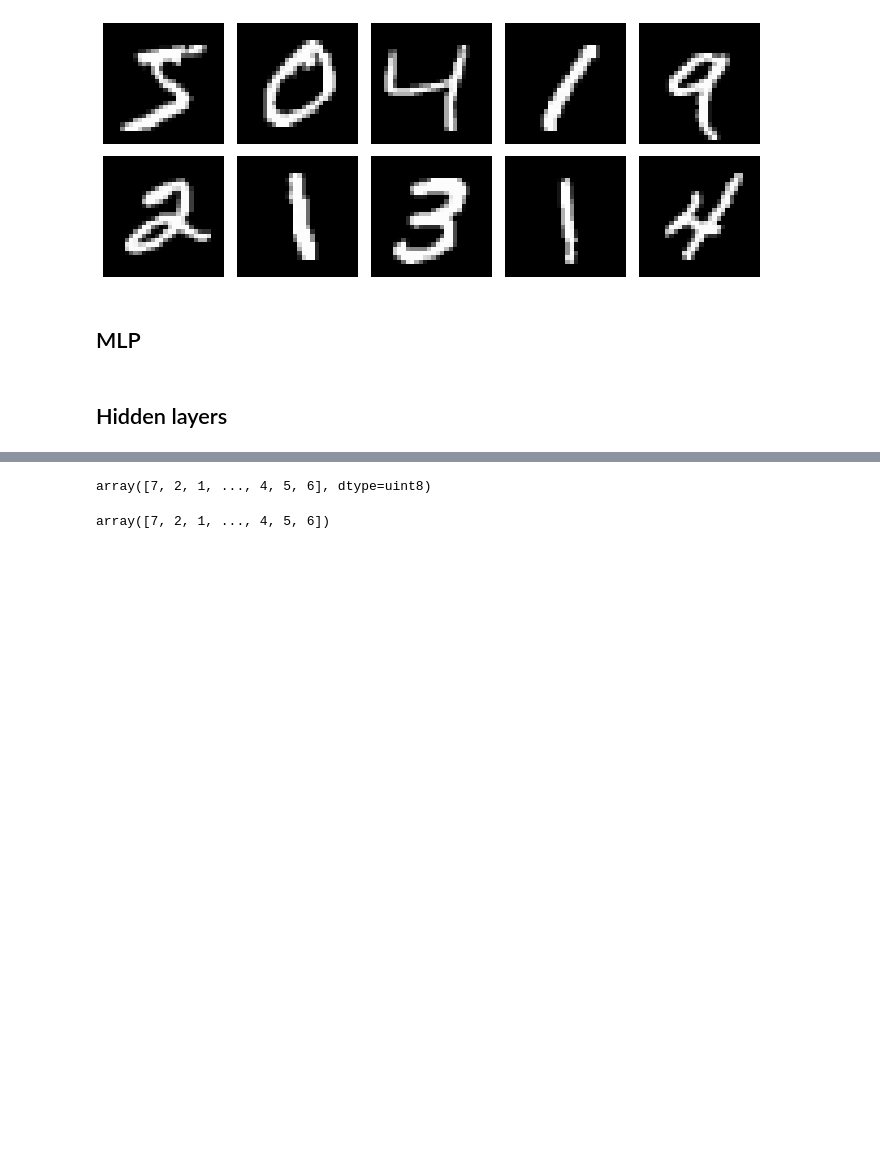
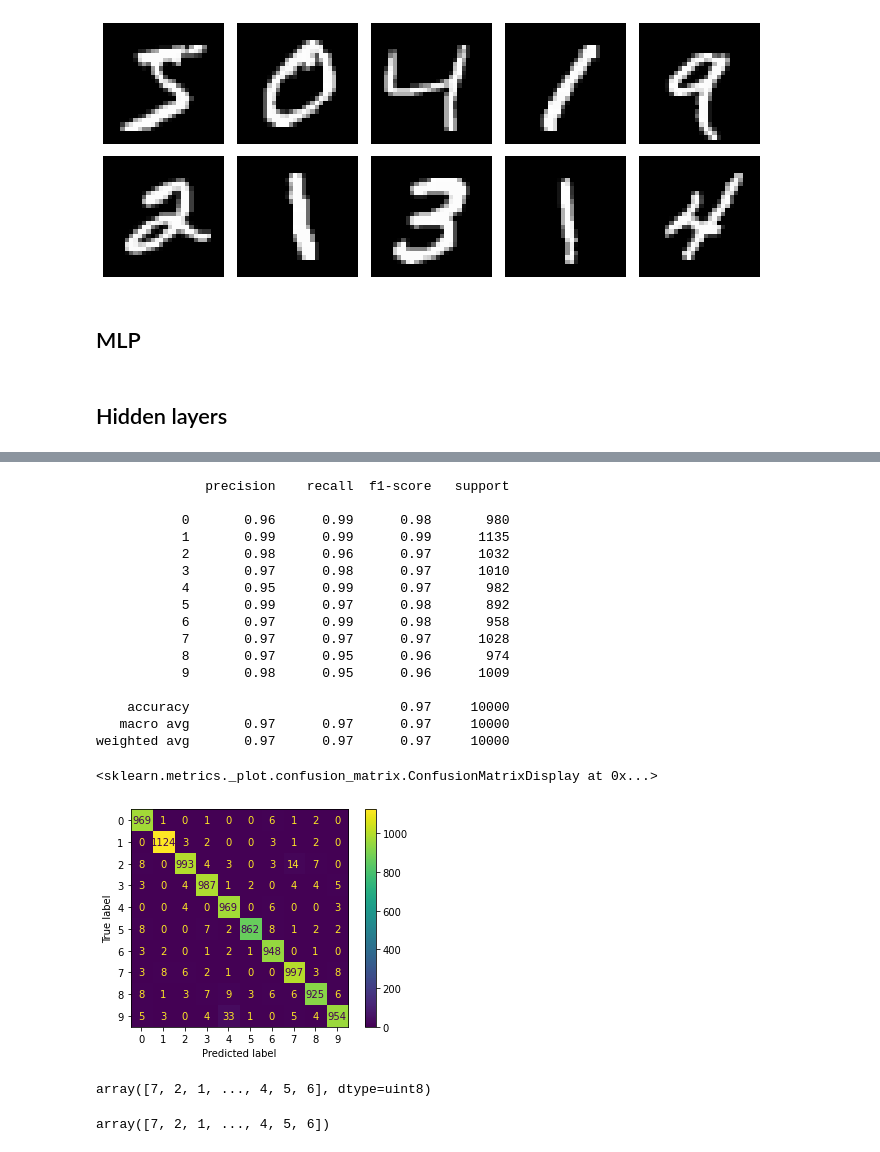
Before and after one commit to DanielPeterssonAI/Deep-learning-Daniel-Petersson, a Jupyter notebook: Code-Along/2-MLP_image_classification.ipynb, the cells around one changed output, grey strips where cells are left out. Cells and saved outputs as stored; diff of their text form; code cells hidden in the pictures; blank space fills up the shorter version.

```diff
--- a/Code-Along/2-MLP_image_classification.ipynb
+++ b/Code-Along/2-MLP_image_classification.ipynb
@@ -141,9 +144,28 @@ array([1.4109092e-06, 1.6651335e-05, 6.2755559e-04, 2.5983539e-03,
 # %%
 y_pred = np.argmax(y_pred, axis = 1)
 
-#print(classification_report(y_test, y_pred))
-#cm = confusion_matrix(y_test, y_pred)
-#ConfusionMatrixDisplay(cm).plot()
+print(classification_report(y_test, y_pred))
+cm = confusion_matrix(y_test, y_pred)
+ConfusionMatrixDisplay(cm).plot()
+# %% [output]
+              precision    recall  f1-score   support
+
+           0       0.96      0.99      0.98       980
+           1       0.99      0.99      0.99      1135
+           2       0.98      0.96      0.97      1032
+           3       0.97      0.98      0.97      1010
+           4       0.95      0.99      0.97       982
+           5       0.99      0.97      0.98       892
+           6       0.97      0.99      0.98       958
+           7       0.97      0.97      0.97      1028
+           8       0.97      0.95      0.96       974
+           9       0.98      0.95      0.96      1009
+
+    accuracy                           0.97     10000
+   macro avg       0.97      0.97      0.97     10000
+weighted avg       0.97      0.97      0.97     10000
+<sklearn.metrics._plot.confusion_matrix.ConfusionMatrixDisplay at 0x...>
+[figure, added]
 # %%
 y_test
 # %% [output]
```
Also changed, not shown: parts of 12 cells of this notebook, 10 other files.
